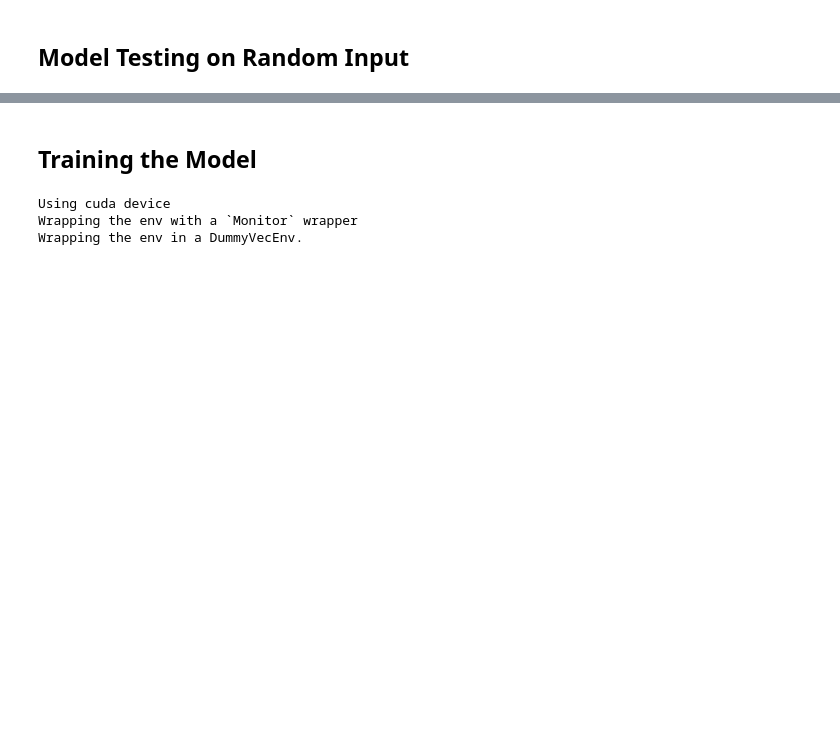
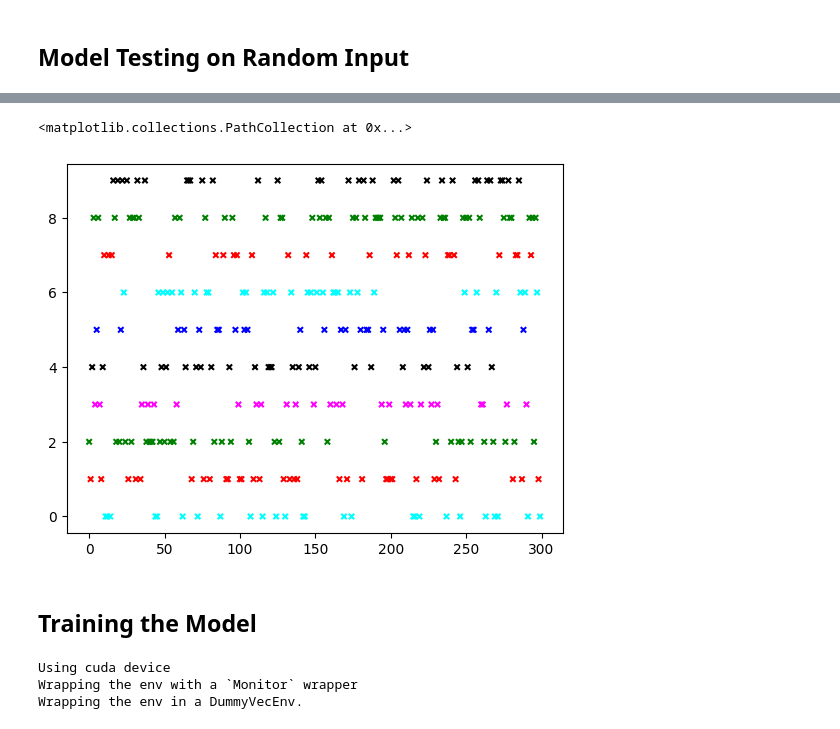
Before and after one commit to FortemDave/Reinforcement-Learning-for-Network-Selection, a Jupyter notebook: Reinforcement Learning.ipynb, the cells around one changed output, grey strips where cells are left out. Saved outputs shown, nothing was run; the diff lists cells and outputs as text; code cells hidden in the pictures; blank space fills up the shorter version.

```diff
--- a/Reinforcement Learning.ipynb
+++ b/Reinforcement Learning.ipynb
@@ -148,3 +243,10 @@ Episode:10 Score:-1187
+# %%
+import matplotlib.colors as mcolors
+cmap, norm = mcolors.from_levels_and_colors([0,1,2,3,4,5,6,7,8,9,10], ['cyan','red', 'green','magenta','black','blue','cyan','red', 'green','black'])
+plt.scatter(np.arange(len(networkSelected)),networkSelected,s=15,c=networkSelected,marker='x',cmap=cmap, norm=norm)
+# %% [output]
+<matplotlib.collections.PathCollection at 0x...>
+[figure, added]
 # %% [markdown]
 ## Training the Model
 # %%
```
Also changed, not shown: parts of 15 cells of this notebook, 2 other files.
